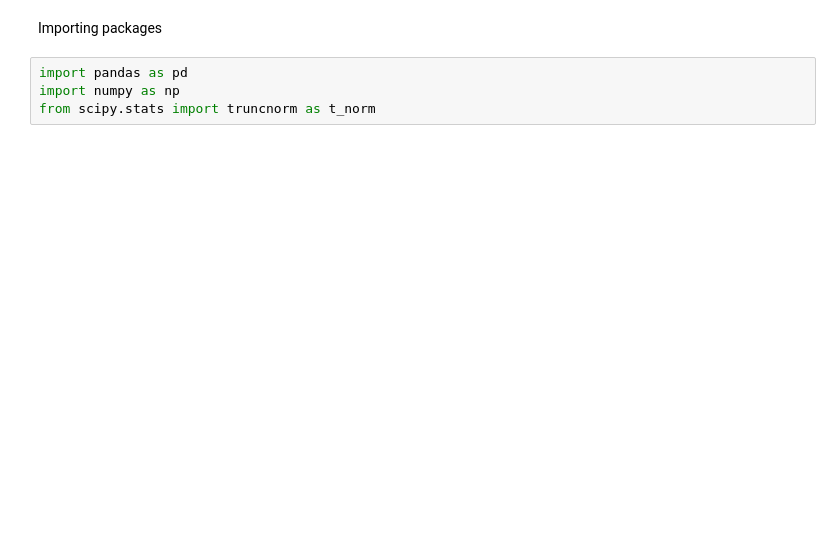
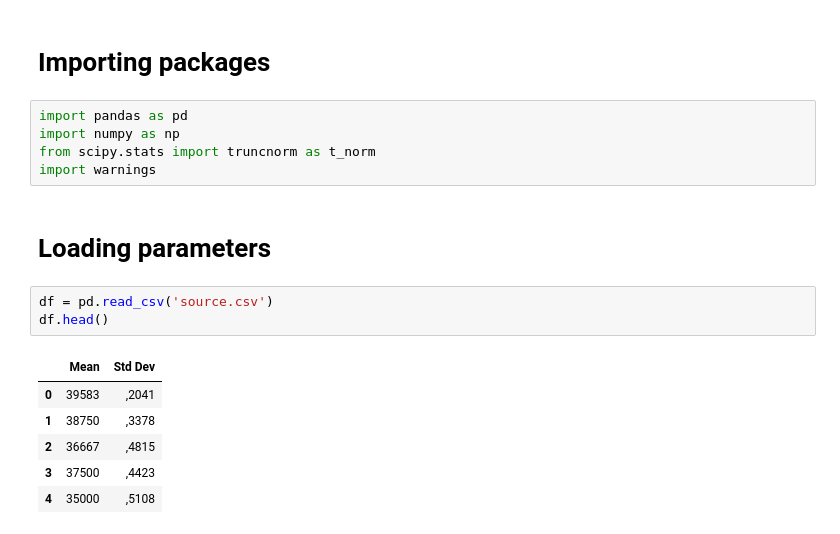
Before and after one commit to thariqziyad/PythonCourse2023, a Jupyter notebook: data_gen.ipynb, the cells around one changed output. Drawn from its saved outputs; the diff is of its cells as text; blank space fills up the shorter version.

```diff
--- a/data_gen.ipynb
+++ b/data_gen.ipynb
@@ -1,8 +1,21 @@
 # %% [markdown]
 <a href="https://colab.research.google.com/github/thariqziyad/PythonCourse2023/blob/main/data_gen.ipynb" target="_parent"><img src="https://colab.research.google.com/assets/colab-badge.svg" alt="Open In Colab"/></a>
-# %% [markdown]
-Importing packages
+# %% [markdown]
+# Importing packages
 # %%
 import pandas as pd
 import numpy as np
 from scipy.stats import truncnorm as t_norm
+import warnings
+# %% [markdown]
+# Loading parameters
+# %%
+df = pd.read_csv('source.csv')
+df.head()
+# %% [output]
+|  | Mean | Std Dev |
+| 0 | 39583 | ,2041 |
+| 1 | 38750 | ,3378 |
+| 2 | 36667 | ,4815 |
+| 3 | 37500 | ,4423 |
+| 4 | 35000 | ,5108 |
```
Also changed, not shown: parts of 18 cells of this notebook.
